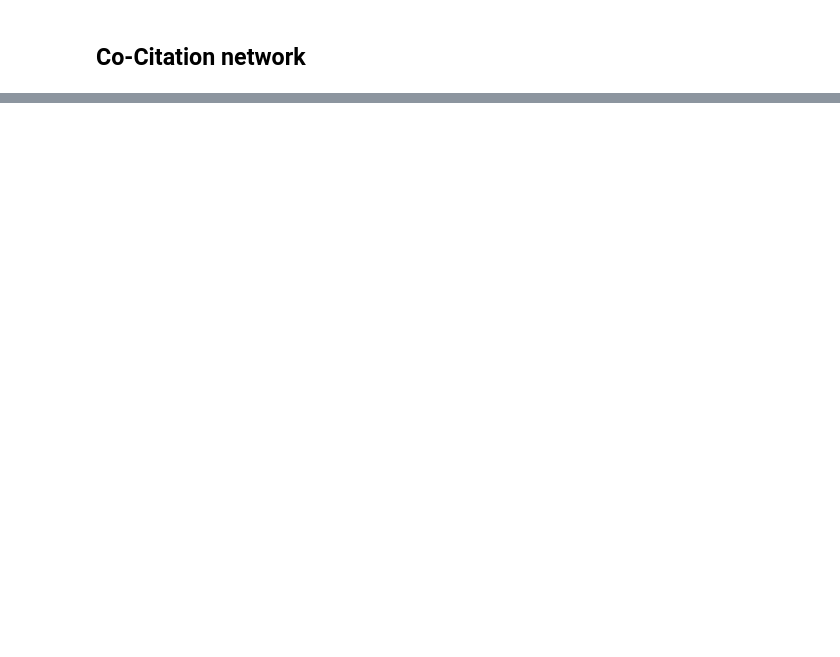
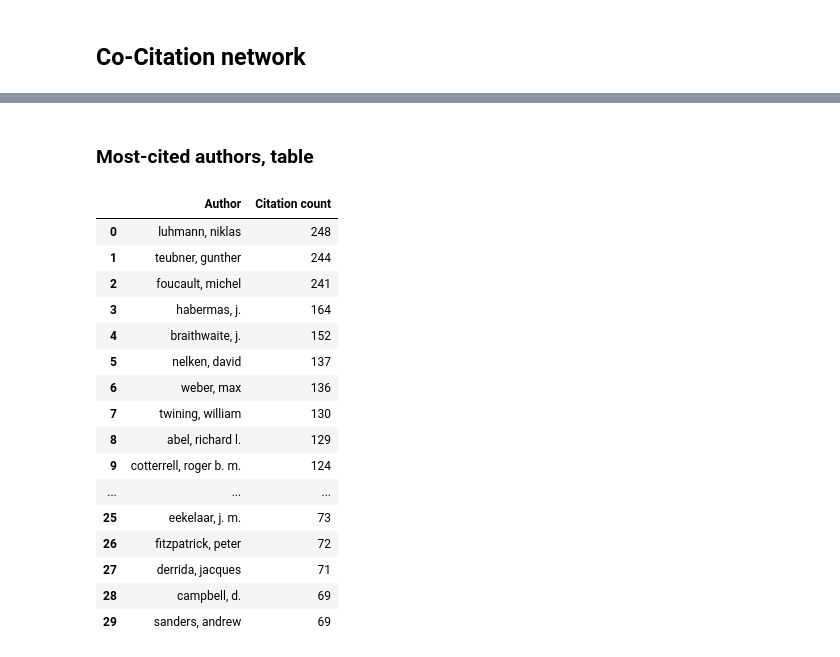
Before and after one commit to cboulanger/jls-bibliometry, a Jupyter notebook: jls-bibliometry.ipynb, the cells around one changed output, grey strips where cells are left out. Cells and saved outputs as stored; diff of their text form; code cells hidden in the pictures; blank space fills up the shorter version.

```diff
--- a/jls-bibliometry.ipynb
+++ b/jls-bibliometry.ipynb
@@ -103,0 +100,32 @@ scripts.pyvis.draw(graph, query, file="figure/jls-co-citation-network.html", hei
+# %% [markdown]
+### Most-cited authors, table
+# %%
+query = """
+match (citingWork:Work)-[r:CITES]->(citedWork:Work)<-[:CREATOR_OF]-(citedAuthor:Author)
+where citedAuthor.family <> "no_author" and citedAuthor.display_name <> ""
+return citedAuthor.display_name as `Author`, count(*) as `Citation count`
+order by `Citation count` desc
+limit 30
+"""
+from scripts.utils import get_graph
+graph = get_graph("jls")
+df = graph.run(query).to_data_frame()
+df
+# %% [output]
+|  | Author | Citation count |
+| 0 | luhmann, niklas | 248 |
+| 1 | teubner, gunther | 244 |
+| 2 | foucault, michel | 241 |
+| 3 | habermas, j. | 164 |
+| 4 | braithwaite, j. | 152 |
+| 5 | nelken, david | 137 |
+| 6 | weber, max | 136 |
+| 7 | twining, william | 130 |
+| 8 | abel, richard l. | 129 |
+| 9 | cotterrell, roger b. m. | 124 |
+| ... | ... | ... |
+| 25 | eekelaar, j. m. | 73 |
+| 26 | fitzpatrick, peter | 72 |
+| 27 | derrida, jacques | 71 |
+| 28 | campbell, d. | 69 |
+| 29 | sanders, andrew | 69 |
```
Also changed, not shown: parts of 5 cells of this notebook, 7 other files.
